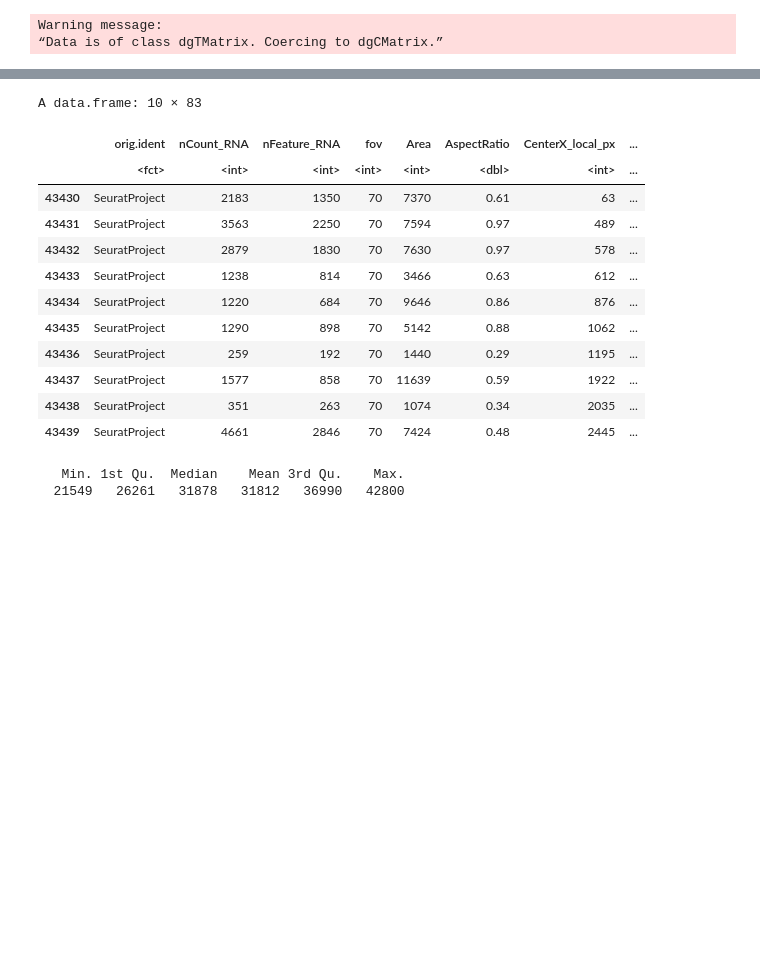
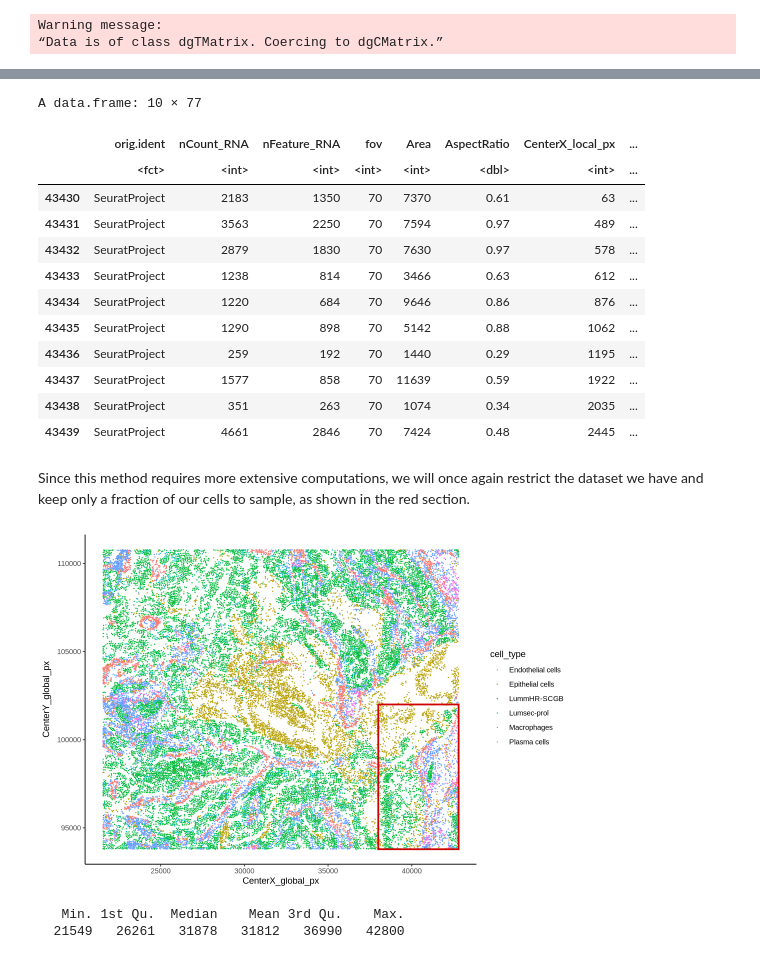
Before and after one commit to CRI-Biocore/Spatial_Transcriptomics_GeoMx_CosMx_2026, a Jupyter notebook: CosMx/codes/4_cosmx_spatial_cell_com.ipynb, the cells around one changed output, grey strips where cells are left out. Cells and saved outputs as stored; diff of their text form; code cells hidden in the pictures; blank space fills up the shorter version.

```diff
--- a/CosMx/codes/4_cosmx_spatial_cell_com.ipynb
+++ b/CosMx/codes/4_cosmx_spatial_cell_com.ipynb
@@ -39,7 +24,7 @@ The following object is masked from ‘package:base’:
 # %%
 ## Create seurat object with Subset data.
-in_dir = './CosMx/results/BreastCancer/Subset_MM'
-out_dir = './CosMx/results/BreastCancer/SpatialCellChat'
+in_dir = './CosMx/results/Subset_MM'
+out_dir = './CosMx/results/SpatialCellChat'
 dir.create(out_dir, showWarnings = F)
 
 # 1. Load counts and create base object
@@ -50,18 +35,22 @@ features = read.table(file.path(in_dir, "features.tsv"), header = FALSE, sep = "
 
 rownames(counts) = features$V2  # gene names (col 2), or V1 for IDs
 colnames(counts) = barcodes
-
-
-seurat_obj = CreateSeuratObject(counts = counts)
 # %% [output]
 Warning message:
 “Data is of class dgTMatrix. Coercing to dgCMatrix.”
 # %%
+## Create base obj
+seurat_obj = CreateSeuratObject(counts = counts)
+
 # 2. Add cell metadata (with annotations)
 metadata = read.csv(file.path(in_dir, "metadata_annotation.csv"), row.names = 1)
+## Remove ct_ columns and rename final_annotation to cell_type for clarity.
+metadata = dplyr::select(metadata, -starts_with('ct_')) %>% dplyr::rename(cell_type = 'final_annotation')
 
 # Make sure cell names match
 all(rownames(metadata) == colnames(seurat_obj))  # should be TRUE
 
+## add Metadata and set Identities.
 seurat_obj = AddMetaData(seurat_obj, metadata)
+Idents(seurat_obj) = seurat_obj$cell_type
 # %% [output]
@@ -69,7 +60,7 @@ seurat_obj = AddMetaData(seurat_obj, metadata)
 # %%
 head(seurat_obj)
 # %% [output]
-A data.frame: 10 × 83
+A data.frame: 10 × 77
 |  | orig.ident | nCount_RNA | nFeature_RNA | fov | Area | AspectRatio | CenterX_local_px | ... |
 |  | <fct> | <int> | <int> | <int> | <int> | <dbl> | <int> | ... |
 | 43430 | SeuratProject | 2183 | 1350 | 70 | 7370 | 0.61 | 63 | ... |
@@ -82,6 +73,15 @@ A data.frame: 10 × 83
 | 43437 | SeuratProject | 1577 | 858 | 70 | 11639 | 0.59 | 1922 | ... |
 | 43438 | SeuratProject | 351 | 263 | 70 | 1074 | 0.34 | 2035 | ... |
 | 43439 | SeuratProject | 4661 | 2846 | 70 | 7424 | 0.48 | 2445 | ... |
+# %% [markdown]
+Since this method requires more extensive computations, we will once again restrict the dataset we have and keep only a fraction of our cells to sample, as shown in the red section.
+# %%
+options(repr.plot.width = 9, repr.plot.height = 6)
+ggplot(seurat_obj@meta.data, aes(x = CenterX_global_px, y = CenterY_global_px, color = cell_type)) +
+geom_point(size = 0.1) + theme_classic() +
+annotate('rect', xmin = 38000, xmax = 42800, ymin = 93787, ymax = 102000, color = 'red3', fill = 'transparent', linewidth = 1)
+# %% [output]
+[figure, added]
 # %%
 ## Quick filter to test data.
 summary(seurat_obj$CenterX_global_px)
```
Also changed, not shown: parts of 24 cells of this notebook, 15 other files.
